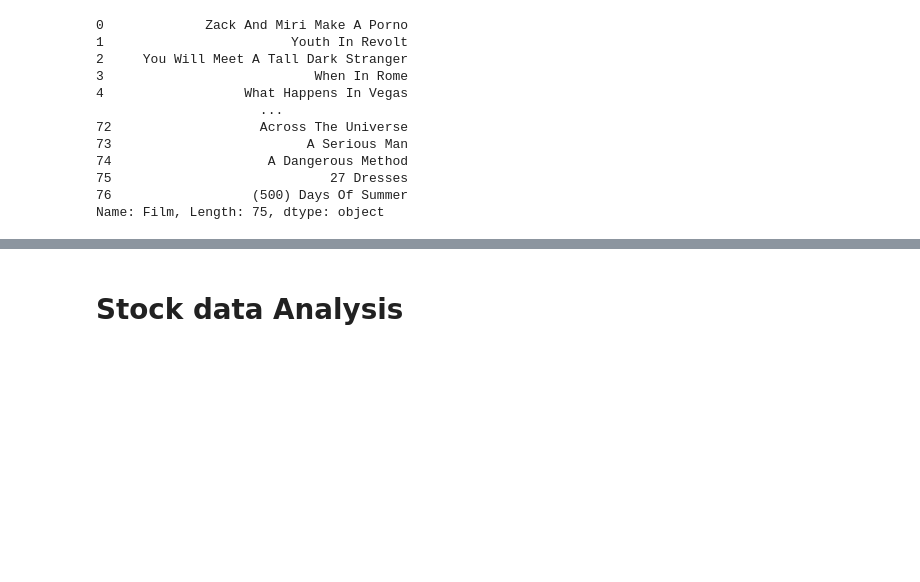
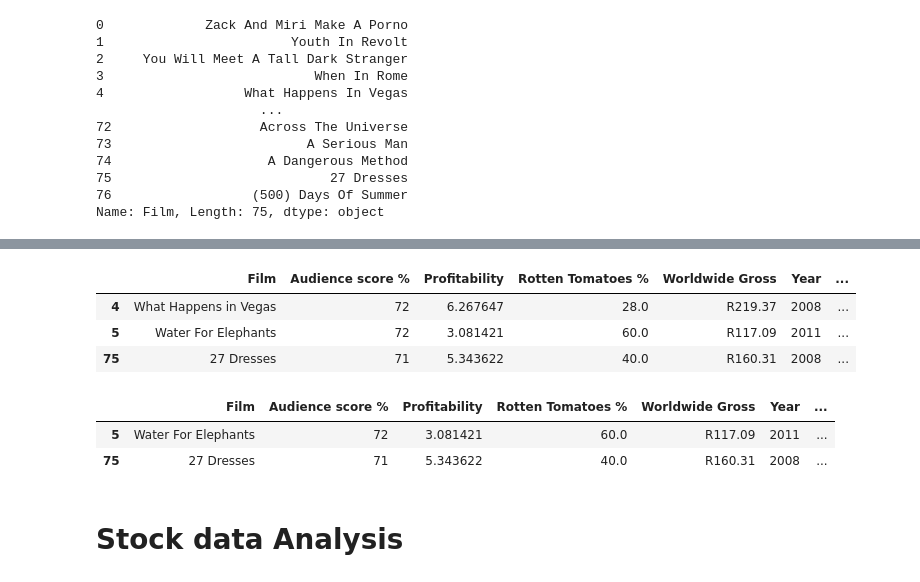
Before and after one commit to vinay2k2/HealthcareBasicsAndImageProcessing, a Jupyter notebook: PandasTemplate.ipynb, the cells around one changed output, grey strips where cells are left out. Cells and saved outputs as stored; diff of their text form; code cells hidden in the pictures; blank space fills up the shorter version.

```diff
--- a/PandasTemplate.ipynb
+++ b/PandasTemplate.ipynb
@@ -751,3 +772,5 @@ Name: Film, Length: 75, dtype: object
+# %%
+movies_df['Rotten Tomatoes %'] = movies_df['Rotten Tomatoes %'].astype('float')
 # %%
 display(movies_df)
 # %% [output]
@@ -766,4 +789,19 @@ display(movies_df)
 75 rows × 7 columns
+# %%
+#Checking Values in a Particular Column : us ` if column ame has space in it
+movies_df.query("`Audience score %` in  (71,72)")
+# %% [output]
+|  | Film | Audience score % | Profitability | Rotten Tomatoes % | Worldwide Gross | Year | ... |
+| 4 | What Happens in Vegas | 72 | 6.267647 | 28.0 | R219.37 | 2008 | ... |
+| 5 | Water For Elephants | 72 | 3.081421 | 60.0 | R117.09 | 2011 | ... |
+| 75 | 27 Dresses | 71 | 5.343622 | 40.0 | R160.31 | 2008 | ... |
+# %%
+# Checking Values in a Particular Column : us ` if column ame has space in it
+movies_df.query("Film in ('Water For Elephants','27 Dresses')")
+# %% [output]
+|  | Film | Audience score % | Profitability | Rotten Tomatoes % | Worldwide Gross | Year | ... |
+| 5 | Water For Elephants | 72 | 3.081421 | 60.0 | R117.09 | 2011 | ... |
+| 75 | 27 Dresses | 71 | 5.343622 | 40.0 | R160.31 | 2008 | ... |
 # %% [markdown]
 
 
```
Also changed, not shown: parts of 5 cells of this notebook.
